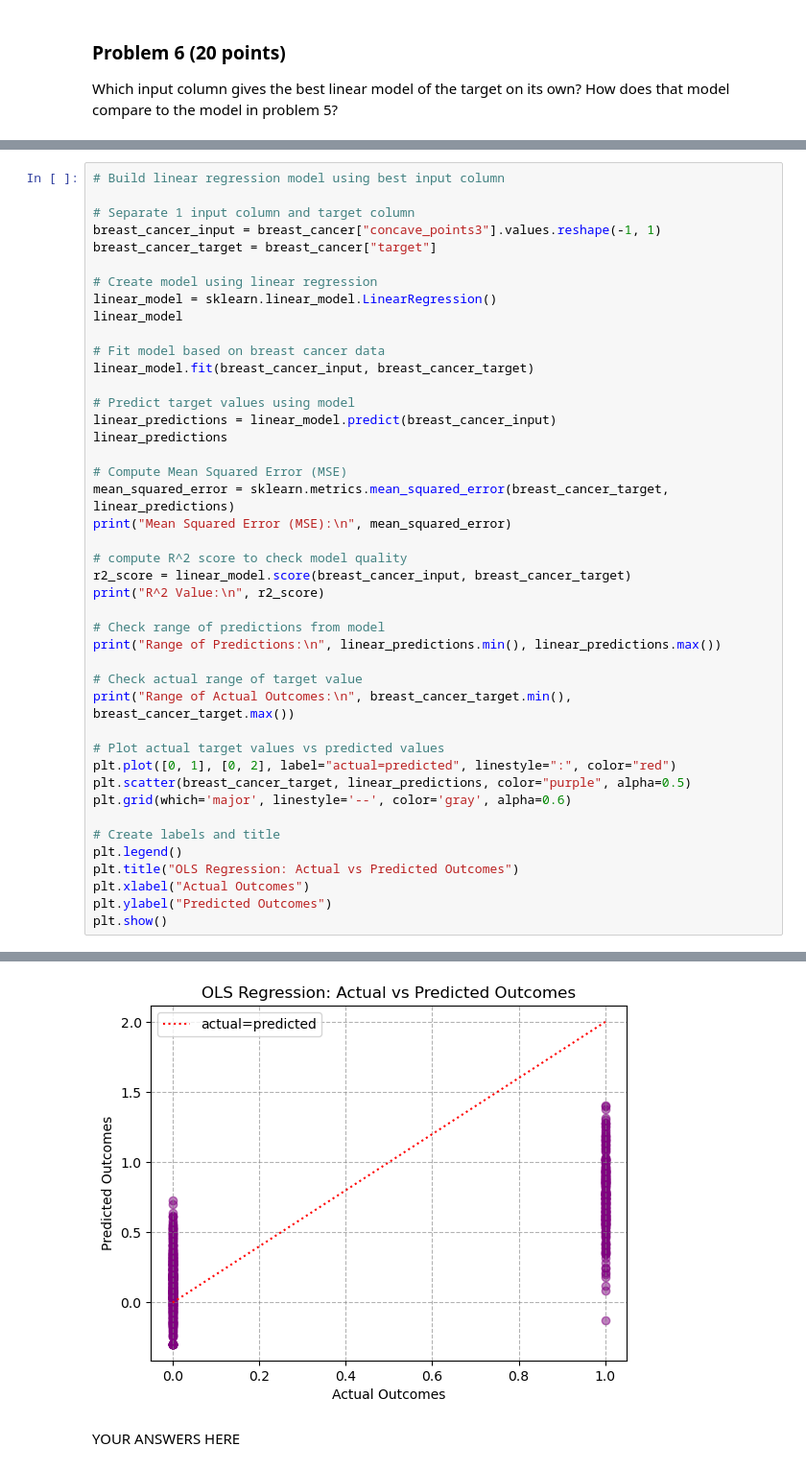
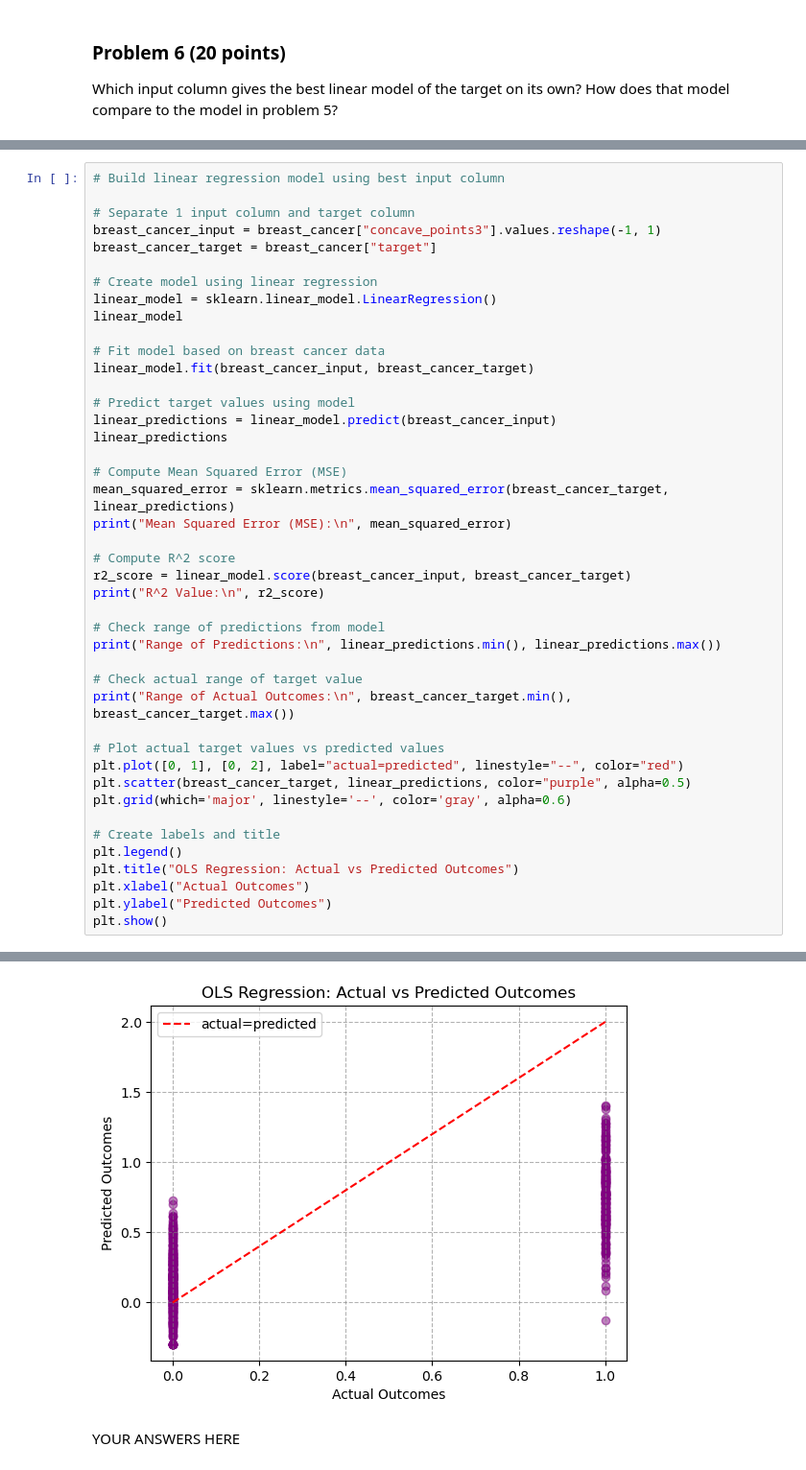
Before and after one commit to veniola/dx601-final-project, a Jupyter notebook: project.ipynb, the cells around one changed output, grey strips where cells are left out. Shown at 96% size. Saved outputs shown, nothing was run; the diff lists cells and outputs as text.

```diff
--- a/project.ipynb
+++ b/project.ipynb
@@ -377,37 +384,37 @@ linear_predictions
 mean_squared_error = sklearn.metrics.mean_squared_error(breast_cancer_target, linear_predictions)
 print("Mean Squared Error (MSE):\n", mean_squared_error)
 
-# compute R^2 score to check model quality
+# Compute R^2 score
 r2_score = linear_model.score(breast_cancer_input, breast_cancer_target)
 print("R^2 Value:\n", r2_score)
 
 # Check range of predictions from model
 print("Range of Predictions:\n", linear_predictions.min(), linear_predictions.max())
 
 # Check actual range of target value
 print("Range of Actual Outcomes:\n", breast_cancer_target.min(), breast_cancer_target.max())
 
 # Plot actual target values vs predicted values
-plt.plot([0, 1], [0, 2], label="actual=predicted", linestyle=":", color="red")
+plt.plot([0, 1], [0, 2], label="actual=predicted", linestyle="--", color="red")
 plt.scatter(breast_cancer_target, linear_predictions, color="purple", alpha=0.5)
 plt.grid(which='major', linestyle='--', color='gray', alpha=0.6)
 
 # Create labels and title
 plt.legend()
 plt.title("OLS Regression: Actual vs Predicted Outcomes")
 plt.xlabel("Actual Outcomes")
 plt.ylabel("Predicted Outcomes")
 plt.show()
 # %% [output]
 Mean Squared Error (MSE):
  0.08655219828445855
 R^2 Value:
  0.6297470235614584
 Range of Predictions:
  -0.2969678842276955 1.403109489330487
 Range of Actual Outcomes:
  0 1
-[figure, old version]
+[figure, new version]
 # %% [markdown]
 YOUR ANSWERS HERE
 # %%
```
Also changed, not shown: parts of 10 cells of this notebook.
